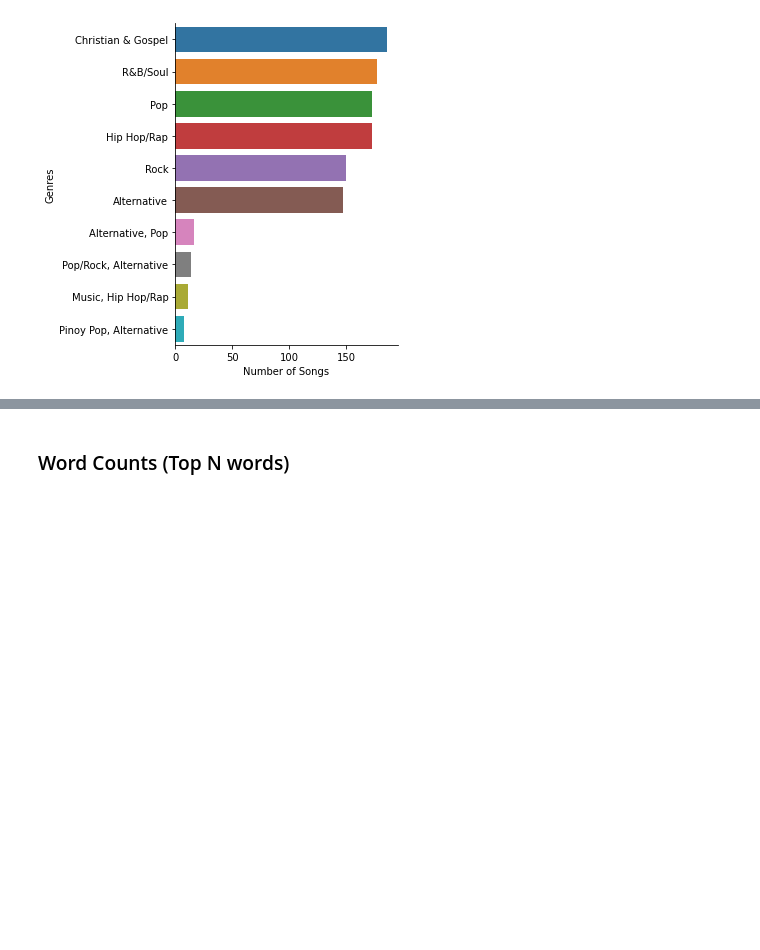
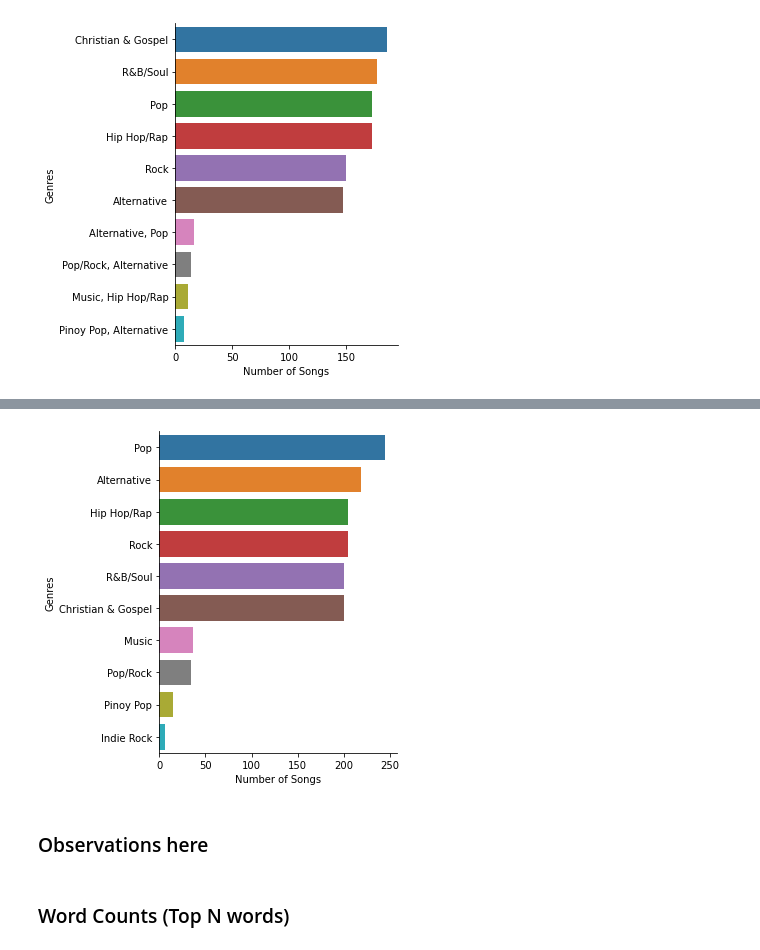
Before and after one commit to kenloquinte/DATASCI-Baby-Alive, a Jupyter notebook: FINAL/Technical_Report.ipynb, the cells around one changed output, grey strips where cells are left out. Cells and saved outputs as stored; diff of their text form; code cells hidden in the pictures; blank space fills up the shorter version.

```diff
--- a/FINAL/Technical_Report.ipynb
+++ b/FINAL/Technical_Report.ipynb
@@ -122,0 +169,4 @@ primary_genres_plot = sns.catplot(y="Genres", x="Number of Songs", kind="bar", d
+# %%
+genres_list = pd.concat([genre_df[0], genre_df[1], genre_df[2]])
+genres_list.dropna(inplace = True)
+genres_list
@@ -123,3 +186,12 @@ primary_genres_plot = sns.catplot(y="Genres", x="Number of Songs", kind="bar", d
+# %%
+unique_genres = genres_list.value_counts().rename_axis('Genres').reset_index(name='Number of Songs')
+
+unique_genres = unique_genres.nlargest(10, 'Number of Songs')
+unique_genres_plot = sns.catplot(y="Genres", x="Number of Songs", kind="bar", data=unique_genres)
+# %% [output]
+[figure, added]
+# %% [markdown]
+### Observations here
 # %% [markdown]
 ### Word Counts (Top N words)
 # %% [markdown]
```
Also changed, not shown: parts of 22 cells of this notebook, 1 other file.
